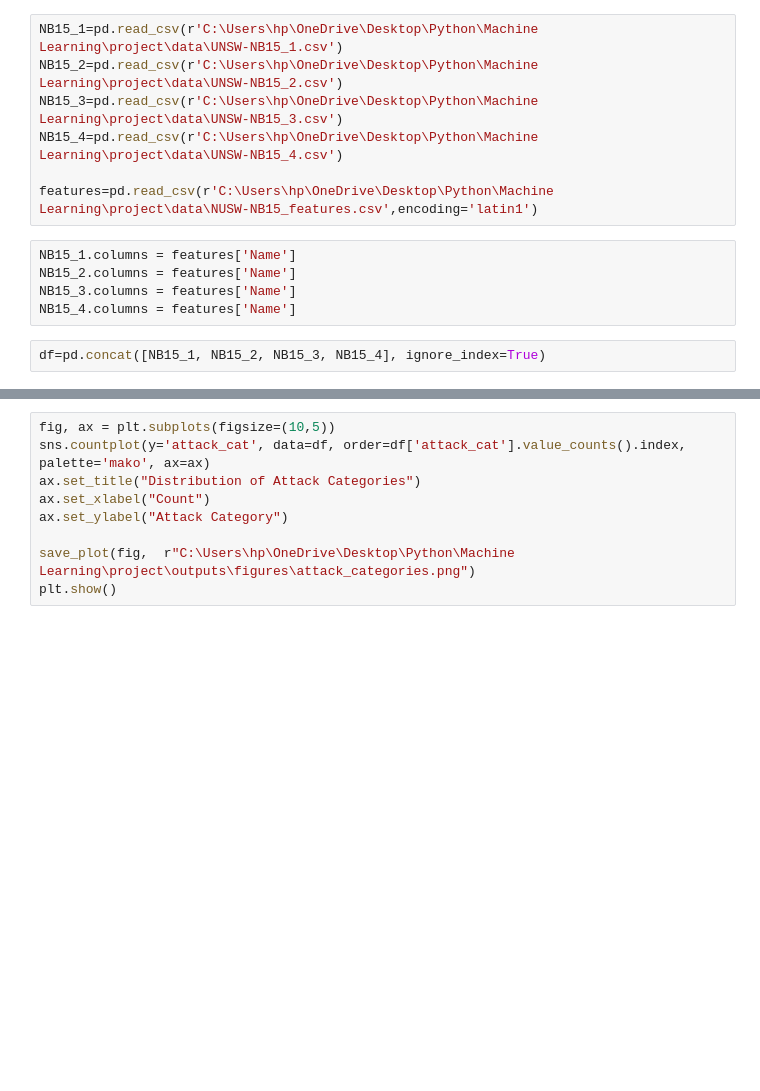
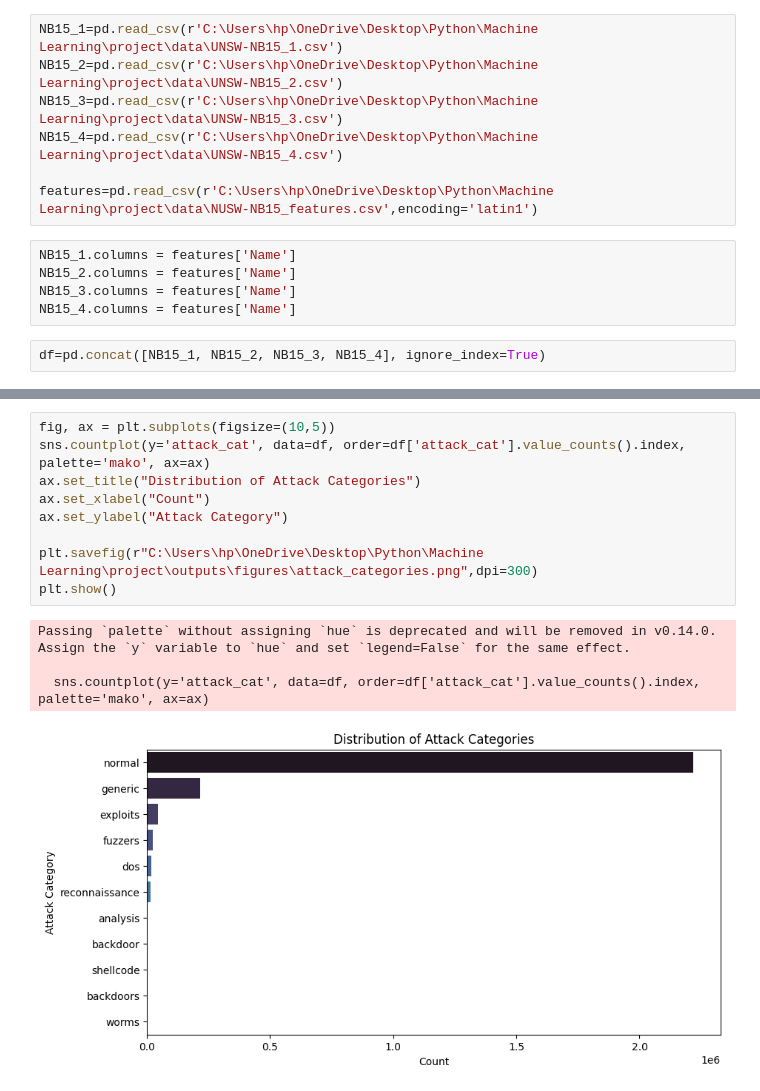
Before and after one commit to unofficiallybhav/network-intrusion-anomaly-detector, a Jupyter notebook: notebook/eda.ipynb, the cells around one changed output, grey strips where cells are left out. Cells and saved outputs as stored; diff of their text form; blank space fills up the shorter version.

```diff
--- a/notebook/eda.ipynb
+++ b/notebook/eda.ipynb
@@ -51,12 +110,17 @@ plt.show()
 # %%
 fig, ax = plt.subplots(figsize=(10,5))
 sns.countplot(y='attack_cat', data=df, order=df['attack_cat'].value_counts().index, palette='mako', ax=ax)
 ax.set_title("Distribution of Attack Categories")
 ax.set_xlabel("Count")
 ax.set_ylabel("Attack Category")
 
-save_plot(fig,  r"C:\Users\hp\OneDrive\Desktop\Python\Machine Learning\project\outputs\figures\attack_categories.png")
+plt.savefig(r"C:\Users\hp\OneDrive\Desktop\Python\Machine Learning\project\outputs\figures\attack_categories.png",dpi=300)
 plt.show()
+# %% [output]
+Passing `palette` without assigning `hue` is deprecated and will be removed in v0.14.0. Assign the `y` variable to `hue` and set `legend=False` for the same effect.
+
+  sns.countplot(y='attack_cat', data=df, order=df['attack_cat'].value_counts().index, palette='mako', ax=ax)
+[figure, added]
 # %%
 # --- Example continuous features ---
 num_features = ['dur', 'Spkts', 'Dpkts', 'sbytes', 'dbytes']
```
Also changed, not shown: parts of 9 cells of this notebook, 4 other files.
